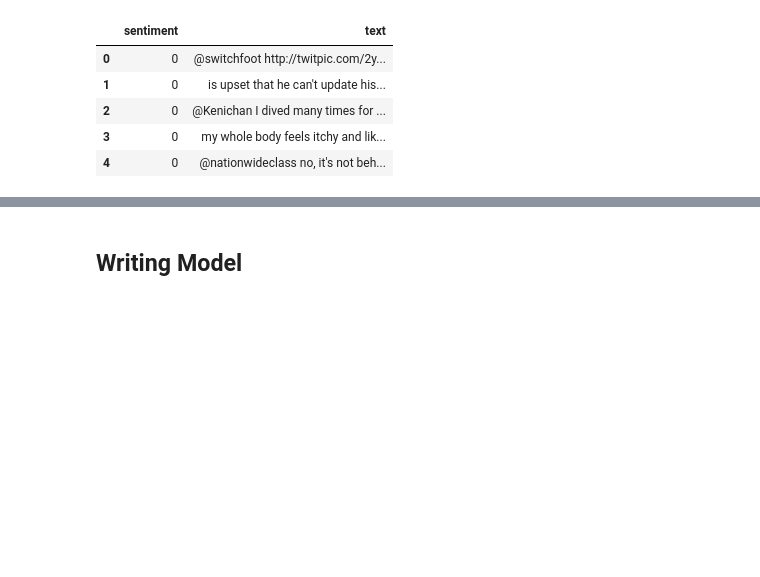
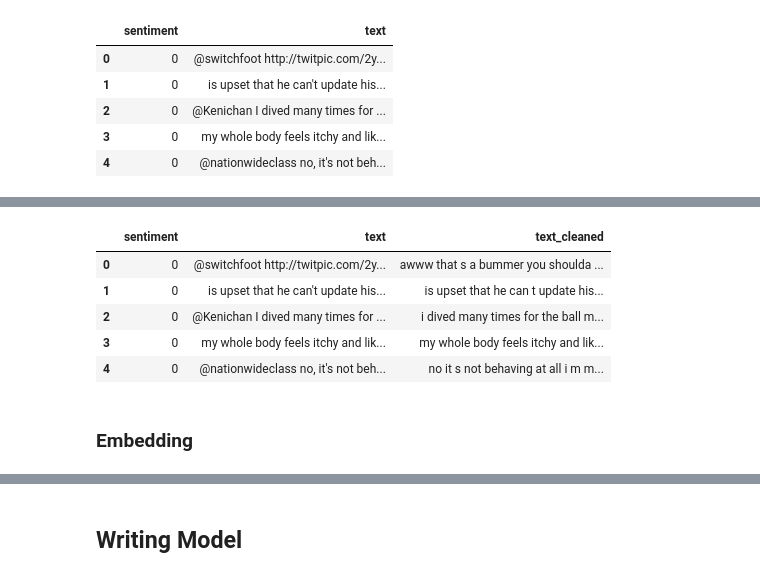
Before and after one commit to oadoriaa/trainningtwits, a Jupyter notebook: TraininNN4Twits.ipynb, the cells around one changed output, grey strips where cells are left out. Cells and saved outputs as stored; diff of their text form; code cells hidden in the pictures; blank space fills up the shorter version.

```diff
--- a/TraininNN4Twits.ipynb
+++ b/TraininNN4Twits.ipynb
@@ -28,0 +42,2 @@ Name: sentiment, dtype: int64
+# %%
+df_twits.drop_duplicates(inplace=True)
@@ -28,0 +51,8 @@ Name: sentiment, dtype: int64
+# %%
+def my_tokenizer(s0):
+    import re
+    from nltk.tokenize import TweetTokenizer
+
+    tknzr = TweetTokenizer(preserve_case=False, reduce_len=True, strip_handles=True)
+    s0 = re.sub("(@[A-Za-z0-9]+)|([^0-9A-Za-z \t])|(\w+:\/\/\S+)"," ",s0)
+    return tknzr.tokenize(s0)
@@ -28,0 +114,12 @@ Name: sentiment, dtype: int64
+# %%
+## Defined cleaned text
+df_twits['text_cleaned'] = df_twits.text.map(lambda s: ' '.join(my_tokenizer(s)))
+# %%
+df_twits.head()
+# %% [output]
+|  | sentiment | text | text_cleaned |
+| 0 | 0 | @switchfoot http://twitpic.com/2y... | awww that s a bummer you shoulda ... |
+| 1 | 0 | is upset that he can't update his... | is upset that he can t update his... |
+| 2 | 0 | @Kenichan I dived many times for ... | i dived many times for the ball m... |
+| 3 | 0 | my whole body feels itchy and lik... | my whole body feels itchy and lik... |
+| 4 | 0 | @nationwideclass no, it's not beh... | no it s not behaving at all i m m... |
@@ -28,0 +138,2 @@ Name: sentiment, dtype: int64
+# %% [markdown]
+### Embedding
```
Also changed, not shown: parts of 33 cells of this notebook.
